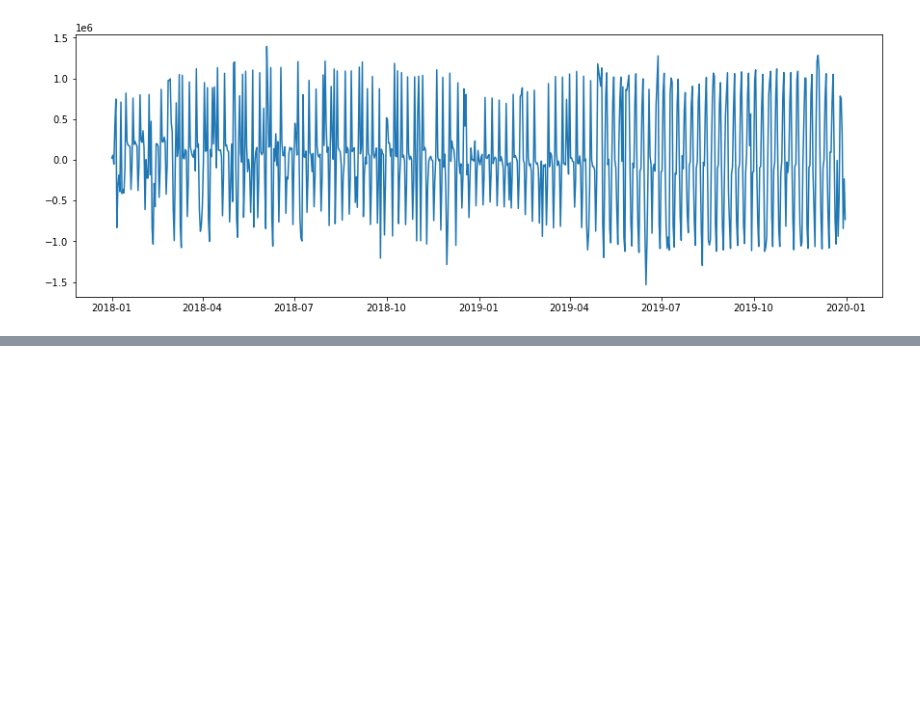
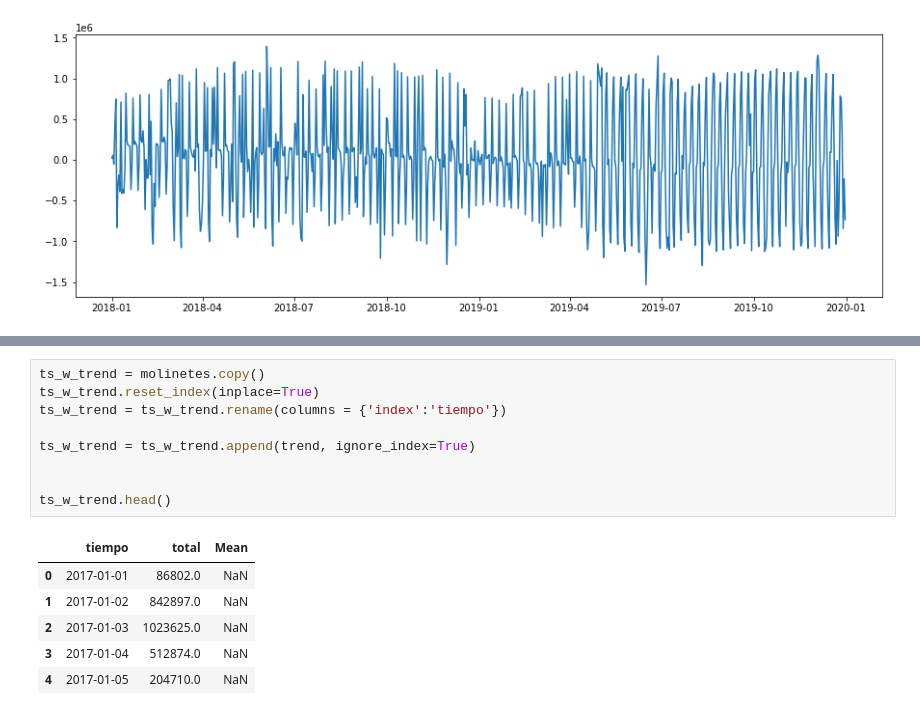
Before and after one commit to arigarmendia/Time-Series, a Jupyter notebook: TP/molinetes.ipynb, the cells around one changed output, grey strips where cells are left out. Drawn from its saved outputs; the diff is of its cells as text; blank space fills up the shorter version.

```diff
--- a/TP/molinetes.ipynb
+++ b/TP/molinetes.ipynb
@@ -373,0 +418,16 @@ plt.plot(difference.diff_2)
+# %%
+ts_w_trend = molinetes.copy()
+ts_w_trend.reset_index(inplace=True)
+ts_w_trend = ts_w_trend.rename(columns = {'index':'tiempo'})
+
+ts_w_trend = ts_w_trend.append(trend, ignore_index=True)
+
+
+ts_w_trend.head()
+# %% [output]
+|  | tiempo | total | Mean |
+| 0 | 2017-01-01 | 86802.0 | NaN |
+| 1 | 2017-01-02 | 842897.0 | NaN |
+| 2 | 2017-01-03 | 1023625.0 | NaN |
+| 3 | 2017-01-04 | 512874.0 | NaN |
+| 4 | 2017-01-05 | 204710.0 | NaN |
```
Also changed, not shown: parts of 9 cells of this notebook.
